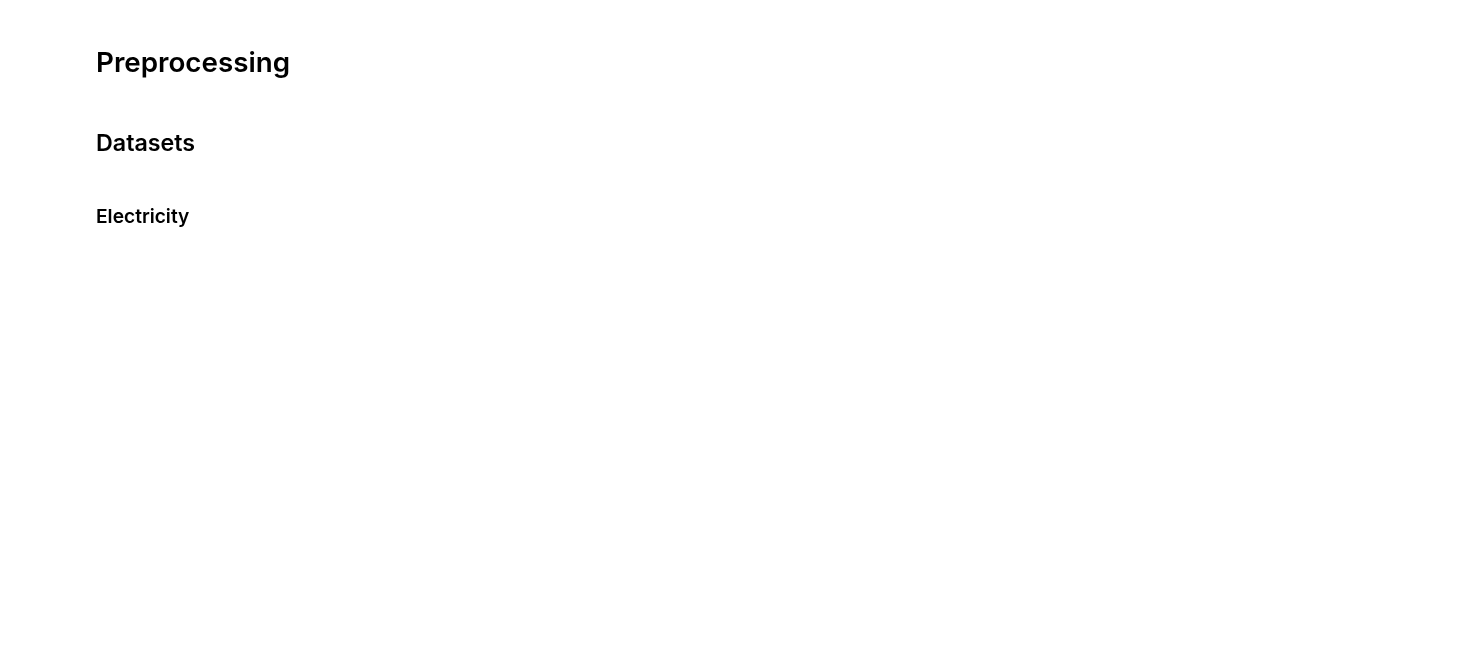
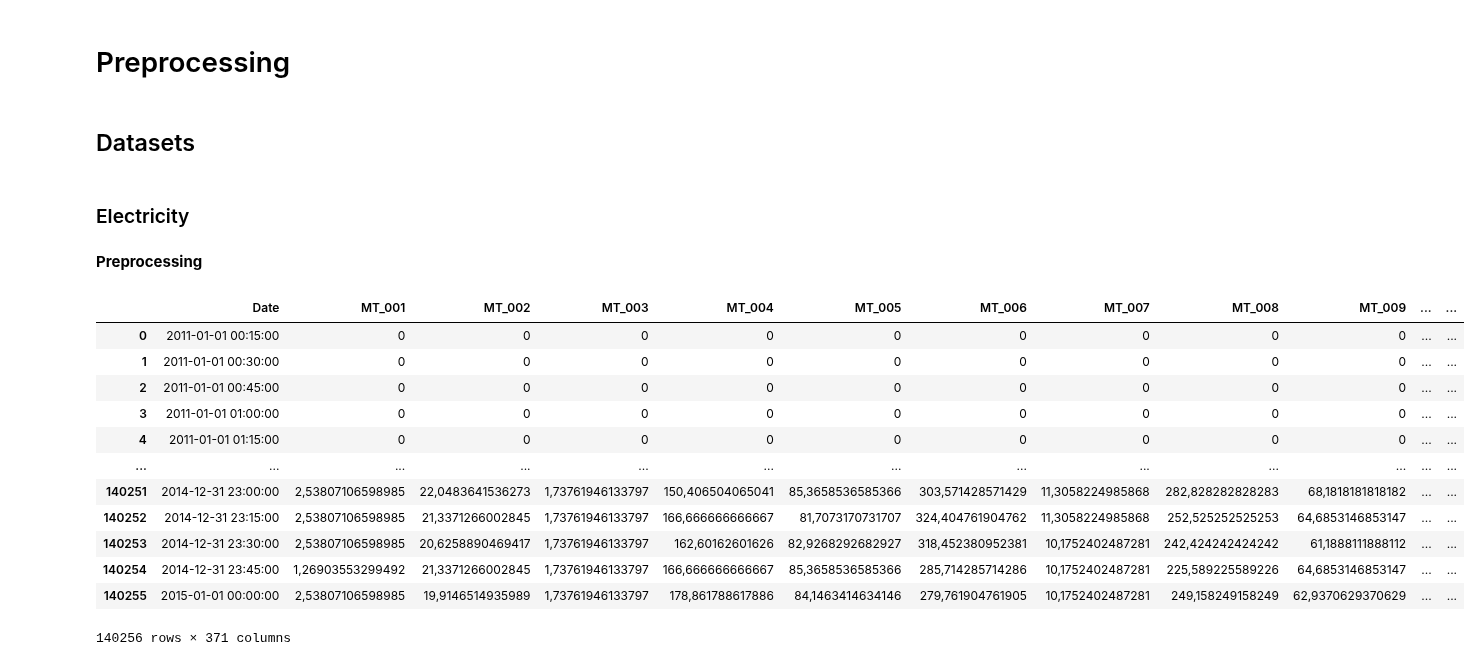
Before and after one commit to whoami-Lory271/SLinear-Time-Series-Forecasting, a Jupyter notebook: thesis.ipynb, the cells around one changed output. Drawn from its saved outputs; the diff is of its cells as text; code cells hidden in the pictures; blank space fills up the shorter version.

Commit message:
added electricity datatset preprocessing

```diff
--- a/thesis.ipynb
+++ b/thesis.ipynb
@@ -56,5 +59,8 @@ datasets_path = {
 datasets_name = {
     ELECTRICITY: "/LD2011_2014.txt"
 }
+datasets_processed_name = {
+    ELECTRICITY: "/electricity.pkl"
+}
 # %% [markdown]
 ### Electricity
@@ -66,2 +67,23 @@ df = pd.read_csv(datasets_path[ELECTRICITY] + datasets_name[ELECTRICITY], sep =
+# %% [markdown]
+**Preprocessing**
+# %%
+df = pd.read_csv(datasets_path[ELECTRICITY] + datasets_name[ELECTRICITY], sep = ';')
+df.rename(columns={df.columns[0]: 'Date'},inplace=True)
+df.to_pickle(datasets_path[ELECTRICITY] + datasets_processed_name[ELECTRICITY])
+display(df)
+# %% [output]
+|  | Date | MT_001 | MT_002 | MT_003 | MT_004 | MT_005 | MT_006 | MT_007 | MT_008 | MT_009 | ... | ... |
+| 0 | 2011-01-01 00:15:00 | 0 | 0 | 0 | 0 | 0 | 0 | 0 | 0 | 0 | ... | ... |
+| 1 | 2011-01-01 00:30:00 | 0 | 0 | 0 | 0 | 0 | 0 | 0 | 0 | 0 | ... | ... |
+| 2 | 2011-01-01 00:45:00 | 0 | 0 | 0 | 0 | 0 | 0 | 0 | 0 | 0 | ... | ... |
+| 3 | 2011-01-01 01:00:00 | 0 | 0 | 0 | 0 | 0 | 0 | 0 | 0 | 0 | ... | ... |
+| 4 | 2011-01-01 01:15:00 | 0 | 0 | 0 | 0 | 0 | 0 | 0 | 0 | 0 | ... | ... |
+| ... | ... | ... | ... | ... | ... | ... | ... | ... | ... | ... | ... | ... |
+| 140251 | 2014-12-31 23:00:00 | 2,53807106598985 | 22,0483641536273 | 1,73761946133797 | 150,406504065041 | 85,3658536585366 | 303,571428571429 | 11,3058224985868 | 282,828282828283 | 68,1818181818182 | ... | ... |
+| 140252 | 2014-12-31 23:15:00 | 2,53807106598985 | 21,3371266002845 | 1,73761946133797 | 166,666666666667 | 81,7073170731707 | 324,404761904762 | 11,3058224985868 | 252,525252525253 | 64,6853146853147 | ... | ... |
+| 140253 | 2014-12-31 23:30:00 | 2,53807106598985 | 20,6258890469417 | 1,73761946133797 | 162,60162601626 | 82,9268292682927 | 318,452380952381 | 10,1752402487281 | 242,424242424242 | 61,1888111888112 | ... | ... |
+| 140254 | 2014-12-31 23:45:00 | 1,26903553299492 | 21,3371266002845 | 1,73761946133797 | 166,666666666667 | 85,3658536585366 | 285,714285714286 | 10,1752402487281 | 225,589225589226 | 64,6853146853147 | ... | ... |
+| 140255 | 2015-01-01 00:00:00 | 2,53807106598985 | 19,9146514935989 | 1,73761946133797 | 178,861788617886 | 84,1463414634146 | 279,761904761905 | 10,1752402487281 | 249,158249158249 | 62,9370629370629 | ... | ... |
+140256 rows × 371 columns
 # %%
 # df.to_pickle("/content/drive/MyDrive/Università/Magistrale/Tesi/code/datasets/electricity/LD2011_2014.pkl")
```
Also changed, not shown: parts of 7 cells of this notebook.
